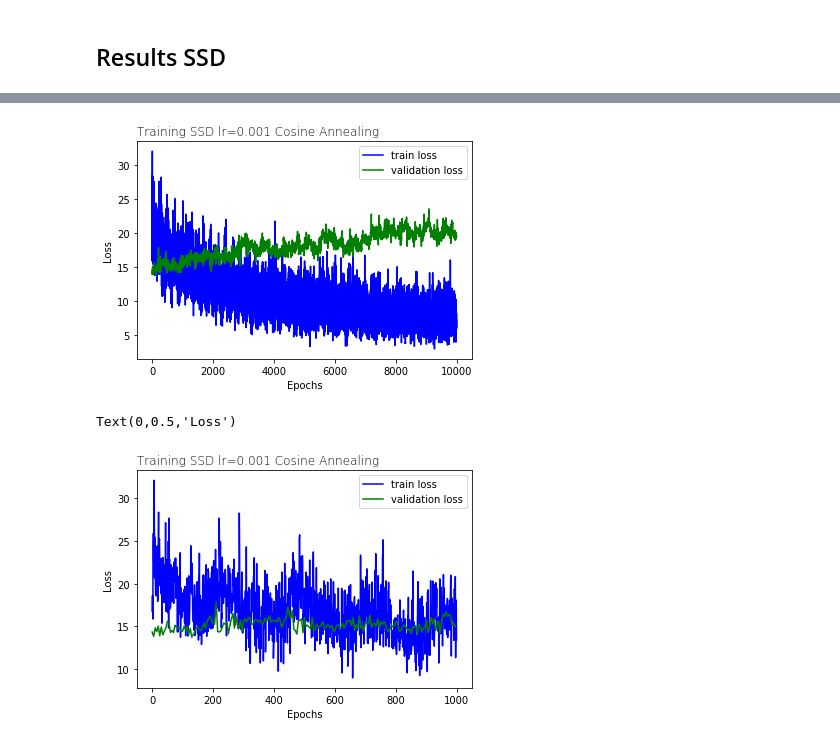
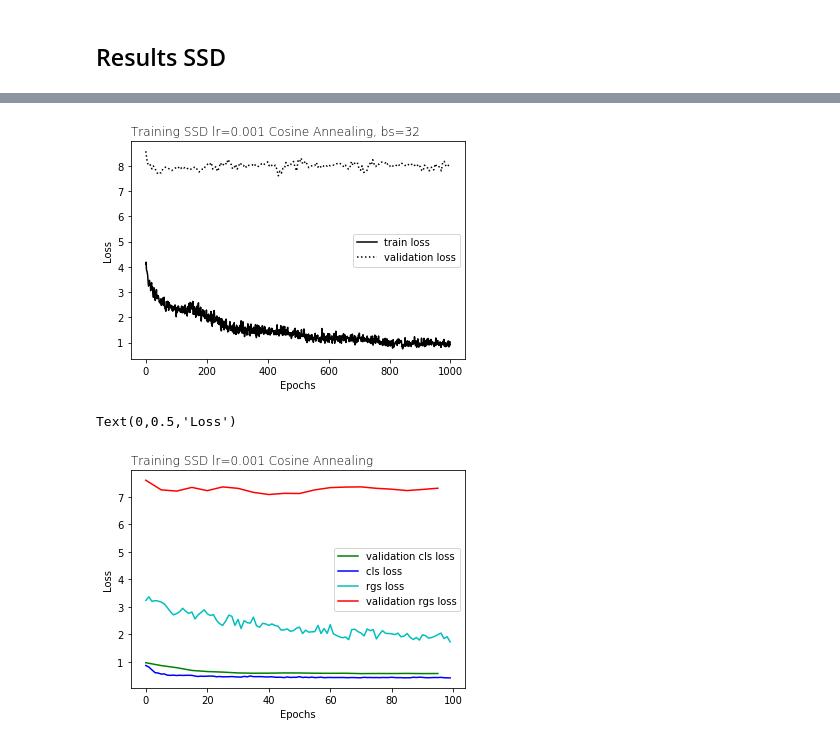
Before and after one commit to hadibeere/ioi_thesis, a Jupyter notebook: bounding_box/plot_results.ipynb, the cells around one changed output, grey strips where cells are left out. Saved outputs shown, nothing was run; the diff lists cells and outputs as text; code cells hidden in the pictures.

```diff
--- a/bounding_box/plot_results.ipynb
+++ b/bounding_box/plot_results.ipynb
@@ -10 +8,6 @@ lines = [line.rstrip('\n') for line in open(filename) if "INFO:Epoch" in line]
+# %%
+#filename = "/home/maggie/Dokumente/Diplomarbeit/taurus_results/ssd/11_6_0.0001_lr_bs_32/run1.log"
+#filename = "/home/maggie/Dokumente/Diplomarbeit/taurus_results/ssd/0.001_bs_32/run_24_0.5_aug.log"
+#filename = "/home/maggie/Dokumente/Diplomarbeit/taurus_results/ssd/learn_rates/02_12_0.000001_32/run1.log"
+filename = "/home/maggie/Dokumente/Diplomarbeit/taurus_results/ssd/12_12_0.001_32_pre_3_default_weight/run1.log"
 # %%
@@ -36,3 +43,8 @@ for line in lines:
+# %%
+start_lr = 0.001
+batch_size = 32
+# %%
+epoch, epoch_val, avg_loss, val_loss, avg_reg_loss, avg_cls_loss, val_reg_loss, val_cls_loss, lr = get_stats(filename)
 # %%
 plt.semilogx(lr, avg_loss, 'g-')
 # %% [output]
@@ -41,22 +53,28 @@ plt.semilogx(lr, avg_loss, 'g-')
+# %%
+base_path = os.path.dirname(filename)
 # %%
-plt.plot(epoch, avg_loss, 'b-', label="train loss")
-plt.plot(epoch_val, val_loss,'g-',label="validation loss" )
+plt.plot(epoch, avg_loss, 'k-', label="train loss")
+plt.plot(epoch_val, val_loss,'k:',label="validation loss" )
 
 plt.legend()
 
 # Add titles
-plt.title("Training SSD lr=0.001 Cosine Annealing", loc='left', fontsize=12, fontweight=0,)
+plt.title("Training SSD lr="+str(start_lr)+" Cosine Annealing, bs="+str(batch_size), loc='left', fontsize=12, fontweight=0,)
 plt.xlabel("Epochs")
 plt.ylabel("Loss")
 
-plt.savefig("loss_ssd_10000_epochs.pdf", dpi=150)
+plt.savefig(os.path.join(base_path,"loss_ssd_fm_12.pdf"), dpi=150)
 # %% [output]
-[figure, old version]
+[figure, new version]
 # %%
-plt.plot(epoch[:1000], avg_loss[:1000], 'b-', label="train loss")
-plt.plot(epoch_val[:200], val_loss[:200],'g-',label="validation loss" )
+#plt.plot(epoch[:1000], avg_loss[:1000], 'b-', label="train loss")
+#plt.plot(epoch_val[:200], val_loss[:200],'g-',label="validation loss" )
+plt.plot(epoch_val[:20], val_cls_loss[:20],'g-',label="validation cls loss" )
+plt.plot(epoch[:100], avg_cls_loss[:100],'b-',label="cls loss" )
+plt.plot(epoch[:100], avg_reg_loss[:100],'c-',label="rgs loss" )
+plt.plot(epoch_val[:20], val_reg_loss[:20],'r-',label="validation rgs loss" )
 
-plt.legend()
+plt.legend(loc='right')
 
 # Add titles
 plt.title("Training SSD lr=0.001 Cosine Annealing", loc='left', fontsize=12, fontweight=0,)
@@ -64,4 +82,4 @@ plt.xlabel("Epochs")
 plt.ylabel("Loss")
 # %% [output]
 Text(0,0.5,'Loss')
-[figure, old version]
+[figure, new version]
```
Also changed, not shown: parts of 5 cells of this notebook, 5 other files.
